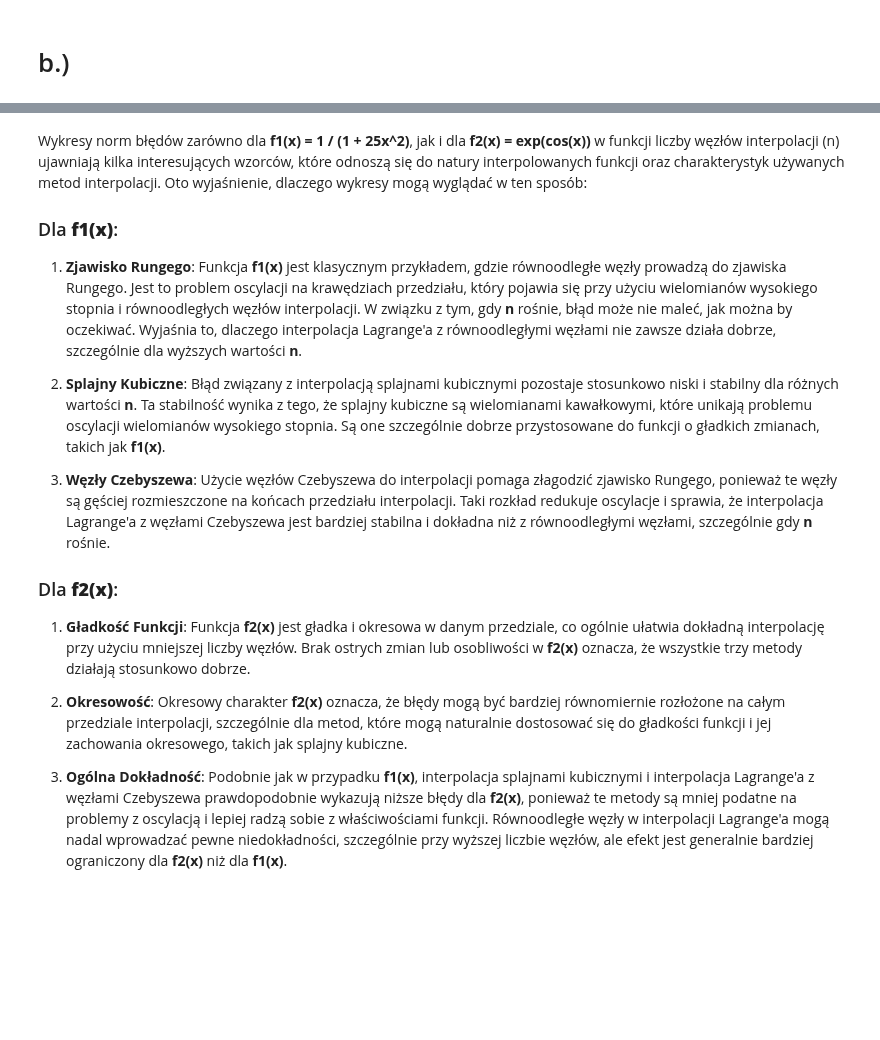
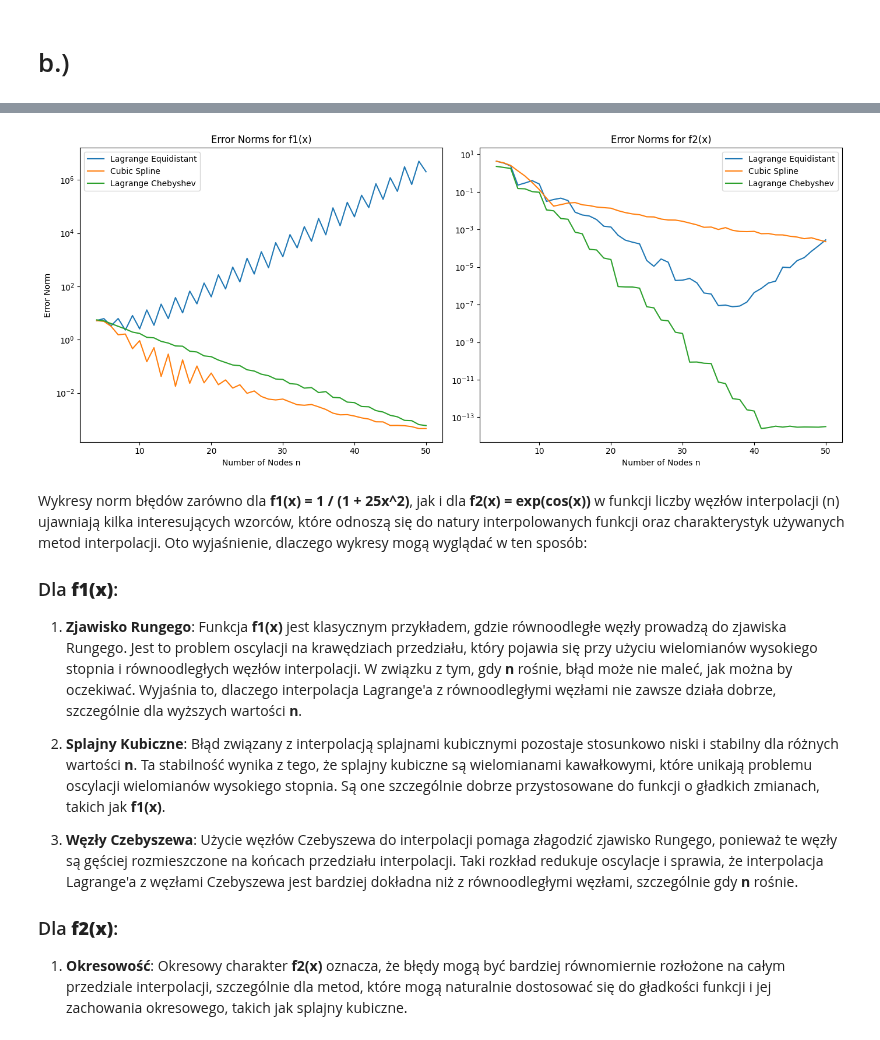
Before and after one commit to biganton/MOWNIT, a Jupyter notebook: lab4/lab4.ipynb, the cells around one changed output, grey strips where cells are left out. Cells and saved outputs as stored; diff of their text form; code cells hidden in the pictures; blank space fills up the shorter version.

```diff
--- a/lab4/lab4.ipynb
+++ b/lab4/lab4.ipynb
@@ -194,3 +194,30 @@ plt.show()
+# %%
+plt.figure(figsize=(14, 6))
+plt.subplot(1, 2, 1)
+plt.plot(list(n_values), errors_f1[:, 0], label='Lagrange Equidistant')
+plt.plot(list(n_values), errors_f1[:, 1], label='Cubic Spline')
+plt.plot(list(n_values), errors_f1[:, 2], label='Lagrange Chebyshev')
+plt.title('Error Norms for f1(x)')
+plt.xlabel('Number of Nodes n')
+plt.ylabel('Error Norm')
+plt.yscale('log')
+
+plt.legend()
+
+plt.subplot(1, 2, 2)
+plt.plot(list(n_values), errors_f2[:, 0], label='Lagrange Equidistant')
+plt.plot(list(n_values), errors_f2[:, 1], label='Cubic Spline')
+plt.plot(list(n_values), errors_f2[:, 2], label='Lagrange Chebyshev')
+plt.title('Error Norms for f2(x)')
+plt.xlabel('Number of Nodes n')
+plt.yscale('log')
+
+plt.legend()
+
+plt.tight_layout()
+plt.show()
+# %% [output]
+[figure, added]
 # %% [markdown]
 Wykresy norm błędów zarówno dla **f1(x) = 1 / (1 + 25x^2)**, jak i dla **f2(x) = exp(cos(x))** w funkcji liczby węzłów interpolacji (n) ujawniają kilka interesujących wzorców, które odnoszą się do natury interpolowanych funkcji oraz charakterystyk używanych metod interpolacji. Oto wyjaśnienie, dlaczego wykresy mogą wyglądać w ten sposób:
 
@@ -199,11 +226,8 @@ Wykresy norm błędów zarówno dla **f1(x) = 1 / (1 + 25x^2)**, jak i dla **f2(
 
 2. **Splajny Kubiczne**: Błąd związany z interpolacją splajnami kubicznymi pozostaje stosunkowo niski i stabilny dla różnych wartości **n**. Ta stabilność wynika z tego, że splajny kubiczne są wielomianami kawałkowymi, które unikają problemu oscylacji wielomianów wysokiego stopnia. Są one szczególnie dobrze przystosowane do funkcji o gładkich zmianach, takich jak **f1(x)**.
 
-3. **Węzły Czebyszewa**: Użycie węzłów Czebyszewa do interpolacji pomaga złagodzić zjawisko Rungego, ponieważ te węzły są gęściej rozmieszczone na końcach przedziału interpolacji. Taki rozkład redukuje oscylacje i sprawia, że interpolacja Lagrange'a z węzłami Czebyszewa jest bardziej stabilna i dokładna niż z równoodległymi węzłami, szczególnie gdy **n** rośnie.
+3. **Węzły Czebyszewa**: Użycie węzłów Czebyszewa do interpolacji pomaga złagodzić zjawisko Rungego, ponieważ te węzły są gęściej rozmieszczone na końcach przedziału interpolacji. Taki rozkład redukuje oscylacje i sprawia, że interpolacja Lagrange'a z węzłami Czebyszewa jest bardziej dokładna niż z równoodległymi węzłami, szczególnie gdy **n** rośnie.
 
 ### Dla **f2(x)**:
-1. **Gładkość Funkcji**: Funkcja **f2(x)** jest gładka i okresowa w danym przedziale, co ogólnie ułatwia dokładną interpolację przy użyciu mniejszej liczby węzłów. Brak ostrych zmian lub osobliwości w **f2(x)** oznacza, że wszystkie trzy metody działają stosunkowo dobrze.
 
-2. **Okresowość**: Okresowy charakter **f2(x)** oznacza, że błędy mogą być bardziej równomiernie rozłożone na całym przedziale interpolacji, szczególnie dla metod, które mogą naturalnie dostosować się do gładkości funkcji i jej zachowania okresowego, takich jak splajny kubiczne.
-
-3. **Ogólna Dokładność**: Podobnie jak w przypadku **f1(x)**, interpolacja splajnami kubicznymi i interpolacja Lagrange'a z węzłami Czebyszewa prawdopodobnie wykazują niższe błędy dla **f2(x)**, ponieważ te metody są mniej podatne na problemy z oscylacją i lepiej radzą sobie z właściwościami funkcji. Równoodległe węzły w interpolacji Lagrange'a mogą nadal wprowadzać pewne niedokładności, szczególnie przy wyższej liczbie węzłów, ale efekt jest generalnie bardziej ograniczony dla **f2(x)** niż dla **f1(x)**.
+1. **Okresowość**: Okresowy charakter **f2(x)** oznacza, że błędy mogą być bardziej równomiernie rozłożone na całym przedziale interpolacji, szczególnie dla metod, które mogą naturalnie dostosować się do gładkości funkcji i jej zachowania okresowego, takich jak splajny kubiczne.
```
Also changed, not shown: parts of 1 cell of this notebook, 1 other file.
